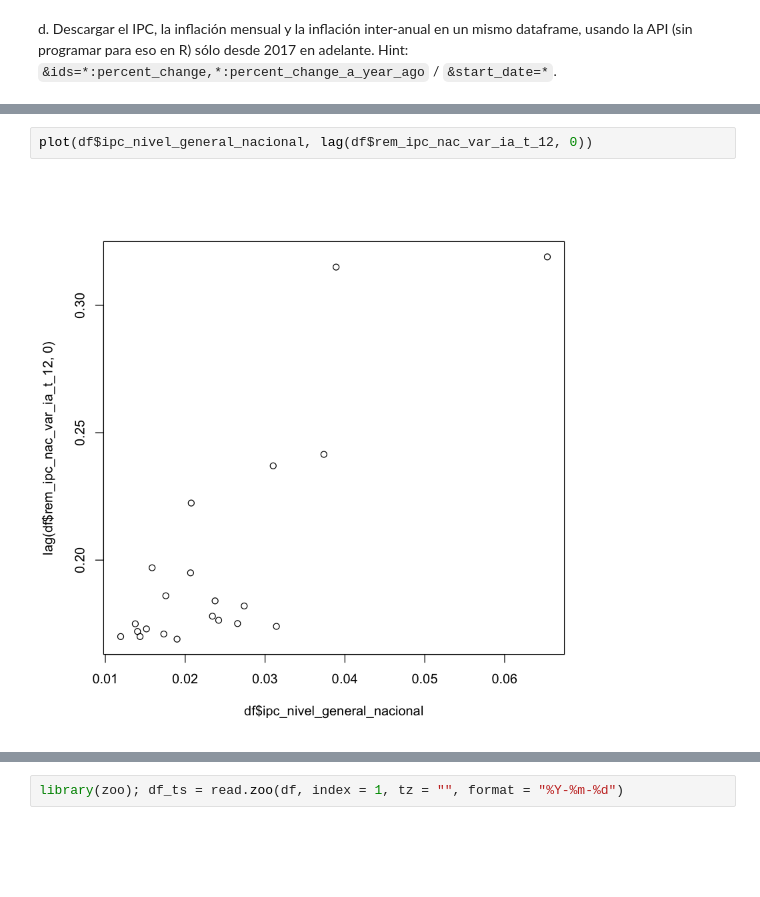
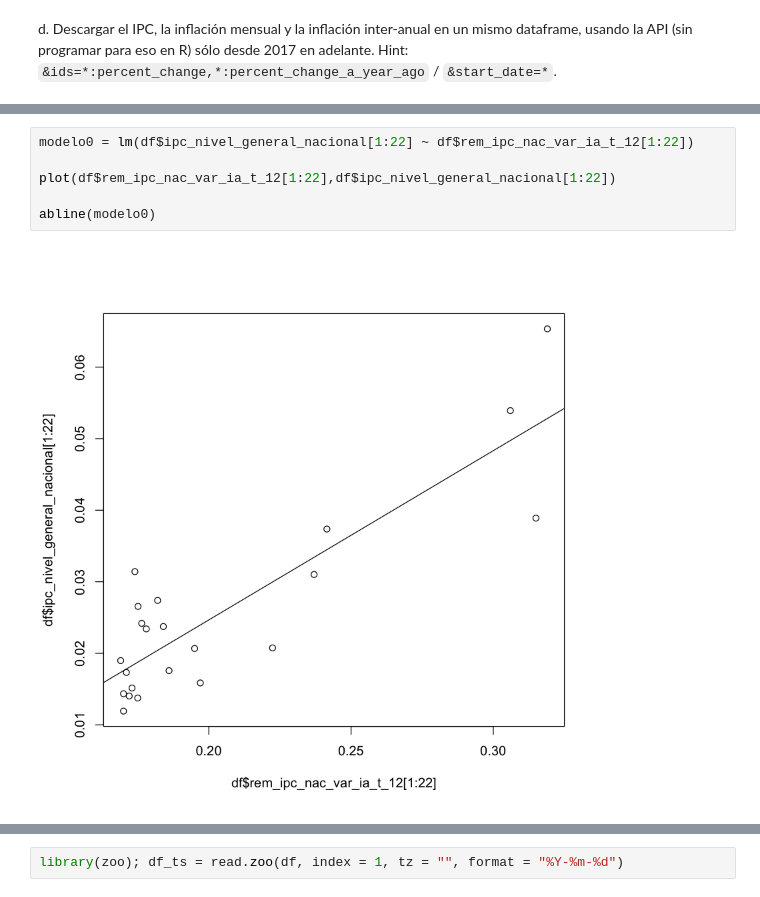
Before and after one commit to abenassi/curso-big-data-udesa-2018, a Jupyter notebook: Ejercicios de Series de Tiempo en R.ipynb, the cells around one changed output, grey strips where cells are left out. Saved outputs shown, nothing was run; the diff lists cells and outputs as text; blank space fills up the shorter version.

```diff
--- a/Ejercicios de Series de Tiempo en R.ipynb
+++ b/Ejercicios de Series de Tiempo en R.ipynb
@@ -112,4 +107,8 @@ df
-# %%
-plot(df$ipc_nivel_general_nacional, lag(df$rem_ipc_nac_var_ia_t_12, 0))
-# %% [output]
-[figure, removed]
+# %%
+modelo0 = lm(df$ipc_nivel_general_nacional[1:22] ~ df$rem_ipc_nac_var_ia_t_12[1:22])
+
+plot(df$rem_ipc_nac_var_ia_t_12[1:22],df$ipc_nivel_general_nacional[1:22])
+
+abline(modelo0)
+# %% [output]
+[figure, added]
```
Also changed, not shown: parts of 34 cells of this notebook, 7 other files.
